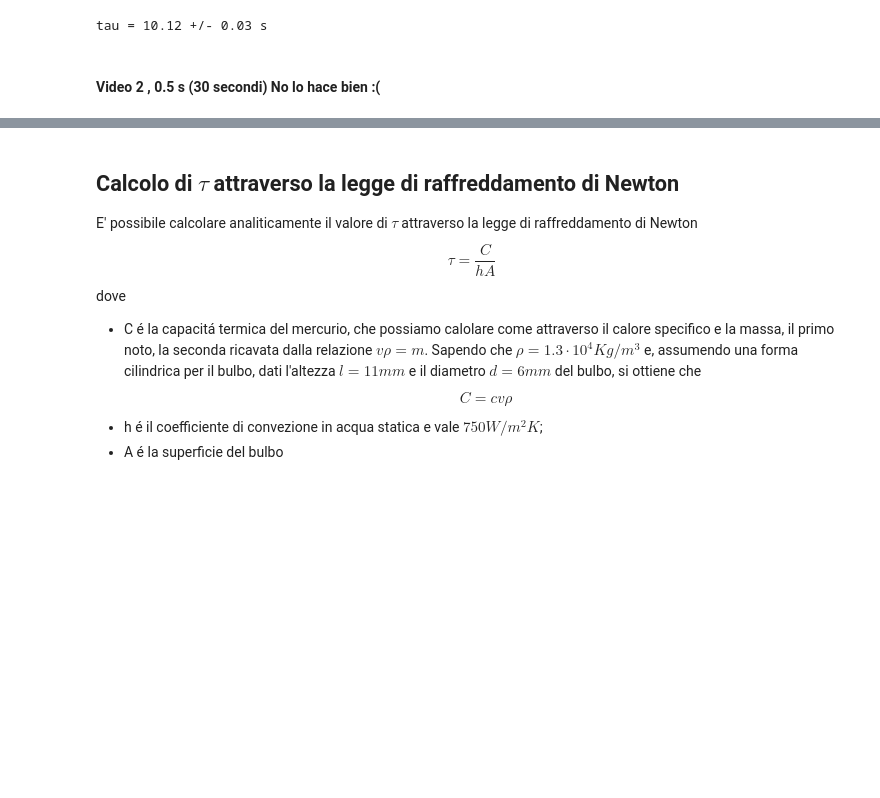
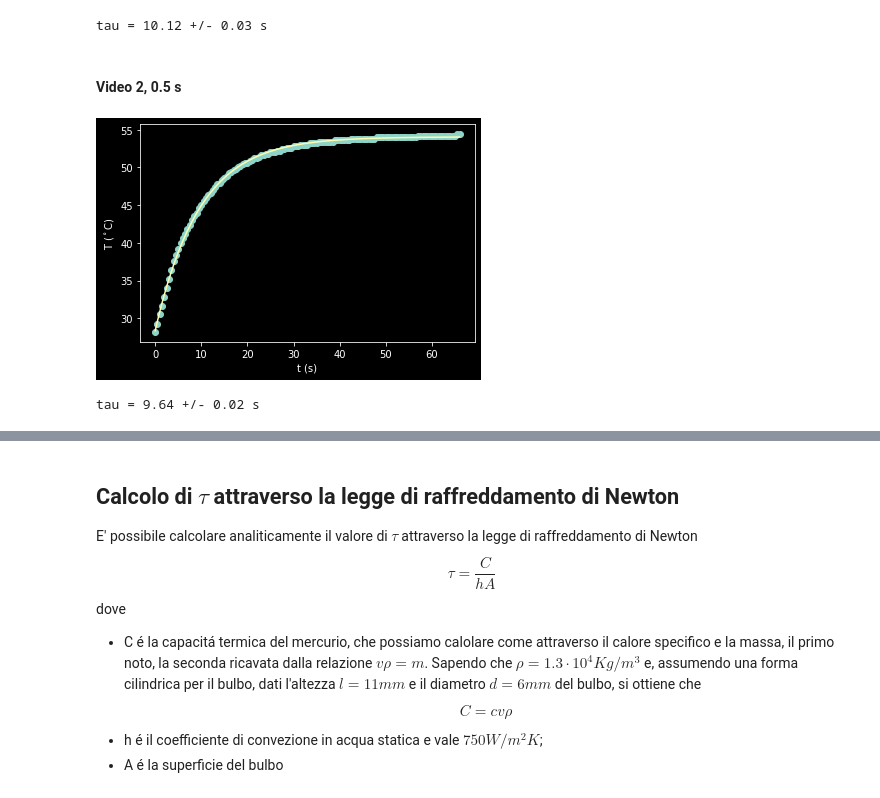
Before and after one commit to antoniogs20/Termo1, a Jupyter notebook: esp1.ipynb, the cells around one changed output, grey strips where cells are left out. Cells and saved outputs as stored; diff of their text form; code cells hidden in the pictures; blank space fills up the shorter version.

```diff
--- a/esp1.ipynb
+++ b/esp1.ipynb
@@ -49,15 +49,13 @@ Eseguiamo un fit sui dati raccolti attraversp la funzione curve_fit della librer
 s = open("Datos12.txt").read().replace(",", ".")
 t,T = transpose(loadtxt(StringIO(s)))
 DT= 0.2
-T0=28.2
-DeltaT=54.4-T0;
 dS=DT/sqrt(12)*np.ones_like(T)
-def fit_func(t, tau):
-    return   T0- DeltaT*exp(-t/tau)
+def fit_func(t, tau,TF ,DeltaT):
+    return TF - DeltaT*exp(-t/tau)
 params,pcov = curve_fit(fit_func, t, T,sigma=dS, absolute_sigma=True)
-tau = params
+tau, T0, DeltaT = params
 plot(t, T, "o")
-plot(t, fit_func(t, tau))
+plot(t, fit_func(t, tau, T0, DeltaT))
 xlabel("t (s)")
 ylabel("T ($^\circ$C)")
 plt.show()
@@ -90,4 +88,24 @@ print("tau = %.2f +/- %.2f s" % (tau, sqrt(pcov[0,0])))
 # %% [output]
 tau = 10.12 +/- 0.03 s
 # %% [markdown]
-#### Video 2 , 0.5 s (30 secondi) No lo hace bien :(
+#### Video 2, 0.5 s
+# %%
+s = open("Datos2.txt").read().replace(",", ".")
+t,T = transpose(loadtxt(StringIO(s)))
+DT= 0.2
+dS=DT/sqrt(12)*np.ones_like(T)
+def fit_func(t, tau,TF ,DeltaT):
+    return TF - DeltaT*exp(-t/tau)
+params,pcov = curve_fit(fit_func, t, T,sigma=dS, absolute_sigma=True)
+tau, T0, DeltaT = params
+plot(t, T, "o")
+plot(t, fit_func(t, tau, T0, DeltaT))
+xlabel("t (s)")
+ylabel("T ($^\circ$C)")
+plt.show()
+# %% [output]
+[figure, added]
+# %%
+print("tau = %.2f +/- %.2f s" % (tau, sqrt(pcov[0,0])))
+# %% [output]
+tau = 9.64 +/- 0.02 s
```
Also changed, not shown: parts of 5 cells of this notebook, 8 other files.
